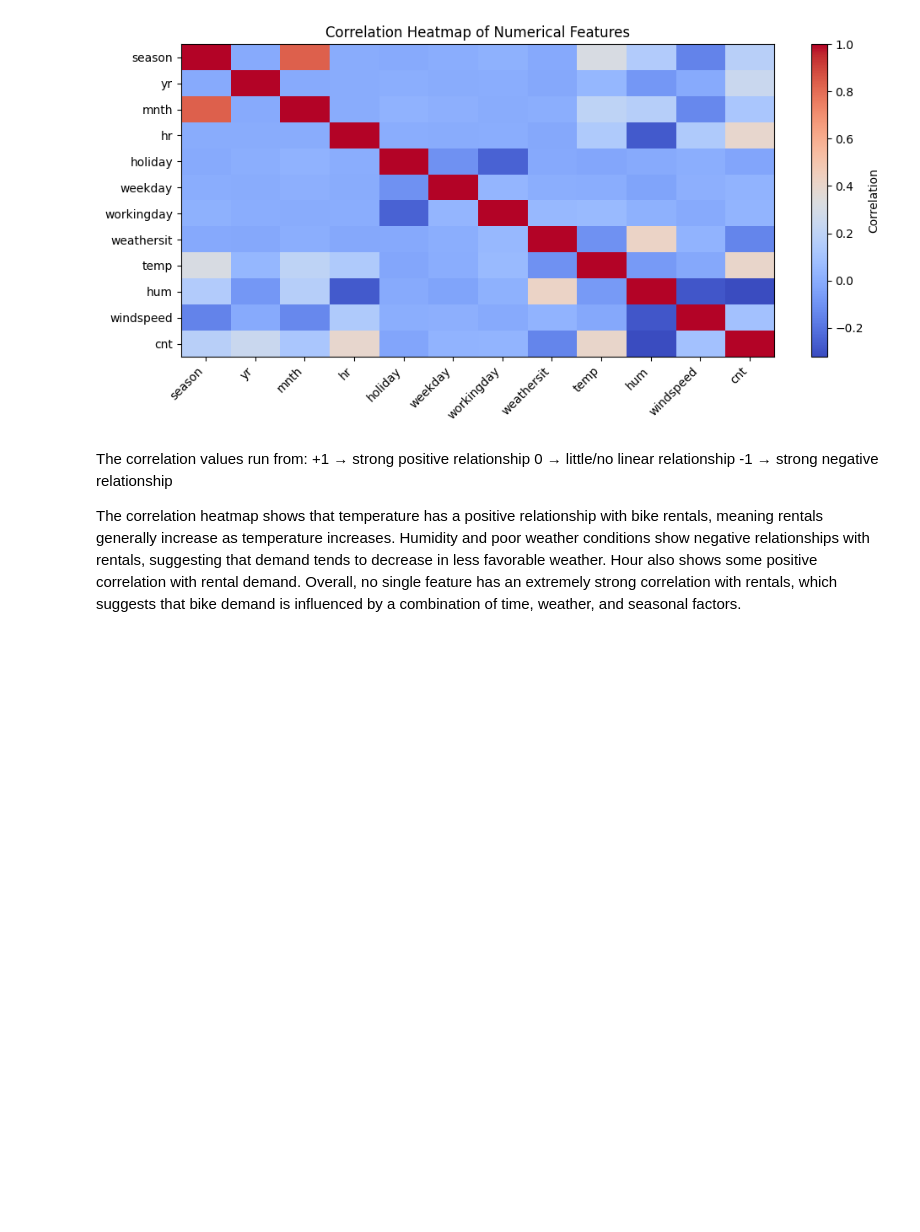
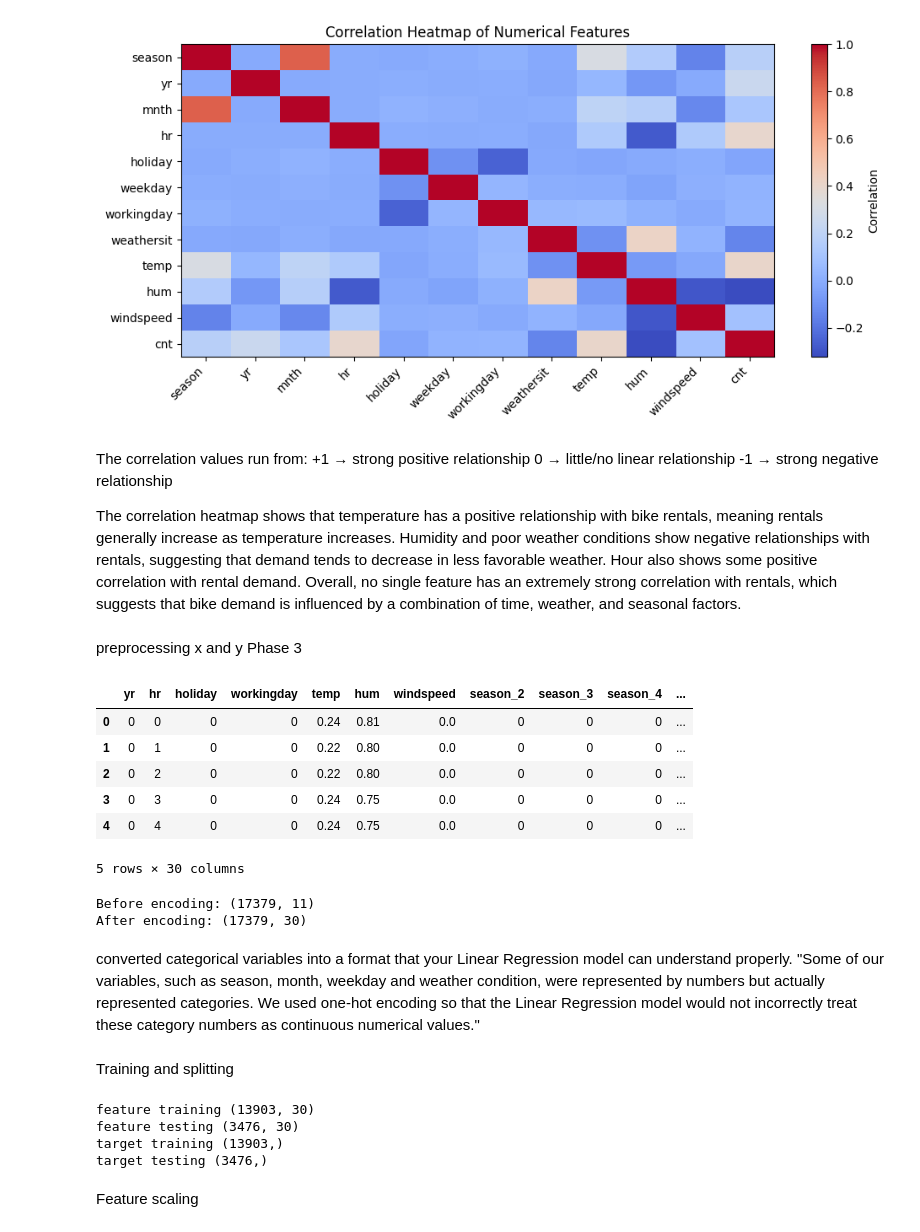
Before and after one commit to Mario03Jeffery/bike_rentals_project, a Jupyter notebook: notebooks/bike_demand_analysis.ipynb, the cells around one changed output. Cells and saved outputs as stored; diff of their text form; code cells hidden in the pictures; blank space fills up the shorter version.

Commit message:
Linear Regression

```diff
--- a/notebooks/bike_demand_analysis.ipynb
+++ b/notebooks/bike_demand_analysis.ipynb
@@ -272,3 +274,56 @@ The correlation values run from:
 -1 → strong negative relationship
 
 The correlation heatmap shows that temperature has a positive relationship with bike rentals, meaning rentals generally increase as temperature increases. Humidity and poor weather conditions show negative relationships with rentals, suggesting that demand tends to decrease in less favorable weather. Hour also shows some positive correlation with rental demand. Overall, no single feature has an extremely strong correlation with rentals, which suggests that bike demand is influenced by a combination of time, weather, and seasonal factors.
+# %% [markdown]
+preprocessing x and y   Phase 3
+# %%
+
+categories_features = [
+    "season",
+    "weathersit",
+    "weekday",
+    "mnth"
+]
+
+x_encoded = pd.get_dummies(x, columns=categories_features, drop_first=True, dtype=int)
+
+x_encoded.head()
+# %% [output]
+|  | yr | hr | holiday | workingday | temp | hum | windspeed | season_2 | season_3 | season_4 | ... |
+| 0 | 0 | 0 | 0 | 0 | 0.24 | 0.81 | 0.0 | 0 | 0 | 0 | ... |
+| 1 | 0 | 1 | 0 | 0 | 0.22 | 0.80 | 0.0 | 0 | 0 | 0 | ... |
+| 2 | 0 | 2 | 0 | 0 | 0.22 | 0.80 | 0.0 | 0 | 0 | 0 | ... |
+| 3 | 0 | 3 | 0 | 0 | 0.24 | 0.75 | 0.0 | 0 | 0 | 0 | ... |
+| 4 | 0 | 4 | 0 | 0 | 0.24 | 0.75 | 0.0 | 0 | 0 | 0 | ... |
+5 rows × 30 columns
+# %%
+print("Before encoding:", x.shape)
+print("After encoding:", x_encoded.shape)
+# %% [output]
+Before encoding: (17379, 11)
+After encoding: (17379, 30)
+# %% [markdown]
+converted categorical variables into a format that your Linear Regression model can understand properly.
+"Some of our variables, such as season, month, weekday and weather condition, were represented by numbers but actually represented categories. We used one-hot encoding so that the Linear Regression model would not incorrectly treat these category numbers as continuous numerical values."
+# %% [markdown]
+Training and splitting
+# %%
+
+
+
+from sklearn.model_selection import train_test_split
+
+
+x_train, x_test, y_train, y_test = train_test_split(x_encoded, y, test_size=0.2, random_state=42)
+
+print("feature training", x_train.shape)
+print("feature testing", x_test.shape)
+print("target training", y_train.shape)
+print("target testing", y_test.shape)
+# %% [output]
+feature training (13903, 30)
+feature testing (3476, 30)
+target training (13903,)
+target testing (3476,)
+# %% [markdown]
+Feature scaling
```
Also changed, not shown: parts of 12 cells of this notebook.
